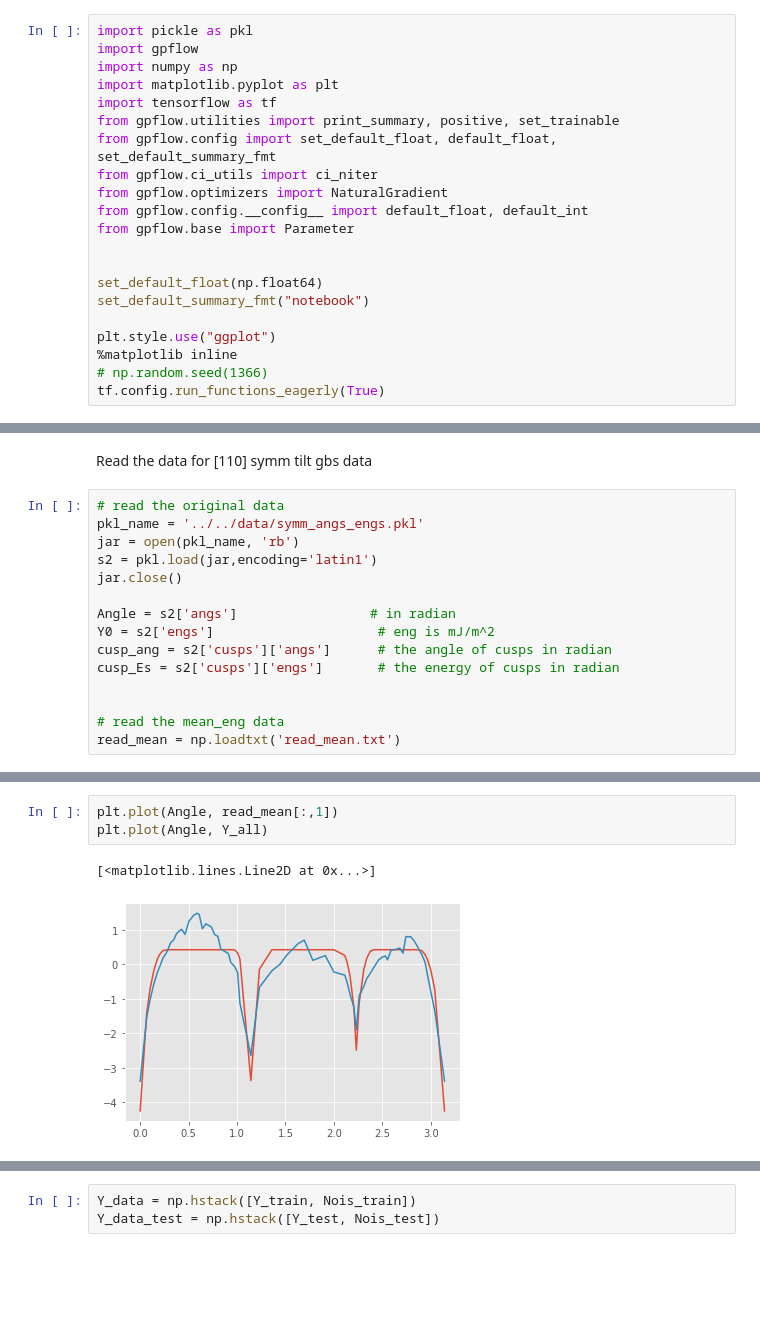
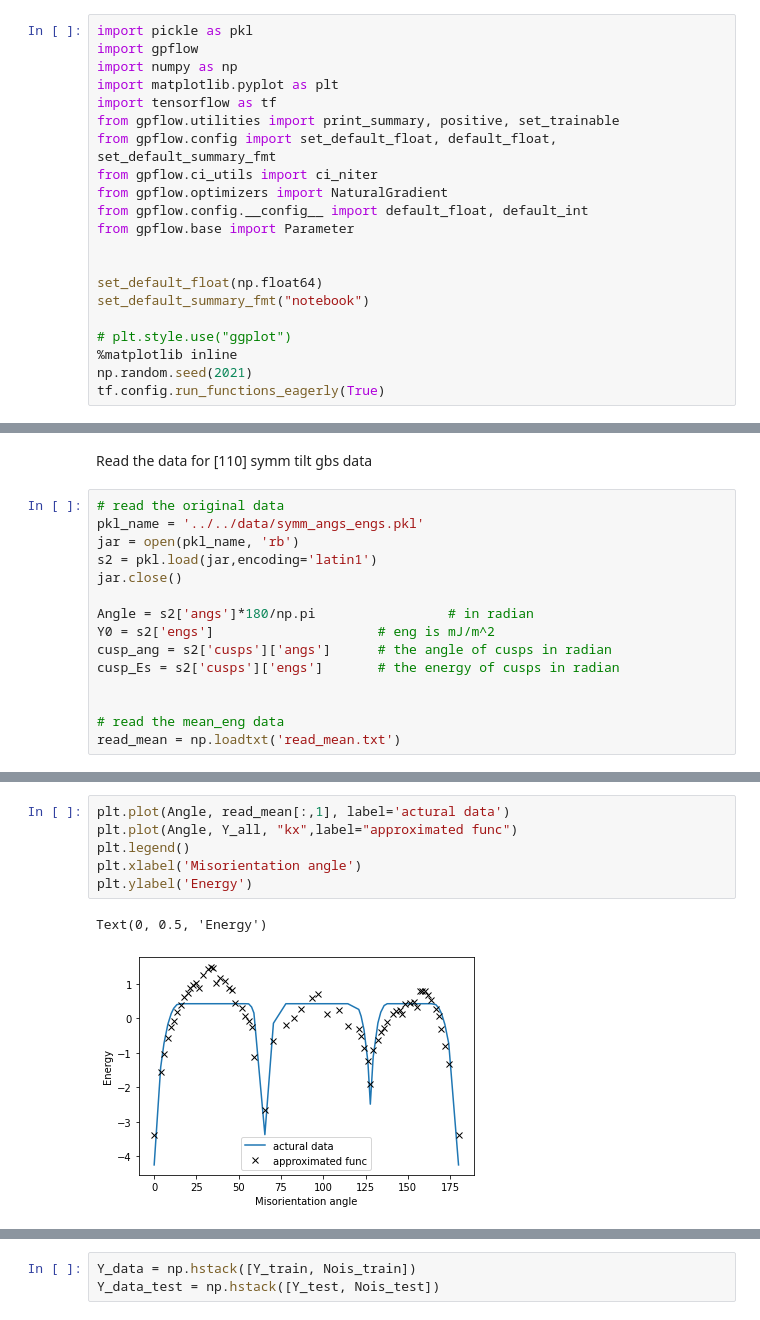
Before and after one commit to leilakhalili87/bayesian_opt, a Jupyter notebook: src/gpr_gpflow/sri_mean.ipynb, the cells around one changed output, grey strips where cells are left out. Saved outputs shown, nothing was run; the diff lists cells and outputs as text; blank space fills up the shorter version.

```diff
--- a/src/gpr_gpflow/sri_mean.ipynb
+++ b/src/gpr_gpflow/sri_mean.ipynb
@@ -17,9 +17,9 @@ from gpflow.base import Parameter
 set_default_float(np.float64)
 set_default_summary_fmt("notebook")
 
-plt.style.use("ggplot")
+# plt.style.use("ggplot")
 %matplotlib inline
-# np.random.seed(1366)
+np.random.seed(2021)
 tf.config.run_functions_eagerly(True)
 # %% [markdown]
 Input data:
@@ -163,7 +163,7 @@ jar = open(pkl_name, 'rb')
 s2 = pkl.load(jar,encoding='latin1')
 jar.close()
 
-Angle = s2['angs']                 # in radian
+Angle = s2['angs']*180/np.pi                 # in radian
 Y0 = s2['engs']                     # eng is mJ/m^2
 cusp_ang = s2['cusps']['angs']      # the angle of cusps in radian
 cusp_Es = s2['cusps']['engs']       # the energy of cusps in radian
@@ -174,6 +209,9 @@ read_mean = np.loadtxt('read_mean.txt')
 # %%
-plt.plot(Angle, read_mean[:,1])
-plt.plot(Angle, Y_all)
+plt.plot(Angle, read_mean[:,1], label='actural data')
+plt.plot(Angle, Y_all, "kx",label="approximated func")
+plt.legend()
+plt.xlabel('Misorientation angle')
+plt.ylabel('Energy')
 # %% [output]
-[<matplotlib.lines.Line2D at 0x...>]
+Text(0, 0.5, 'Energy')
-[figure, old version]
+[figure, new version]
```
Also changed, not shown: parts of 6 cells of this notebook.
